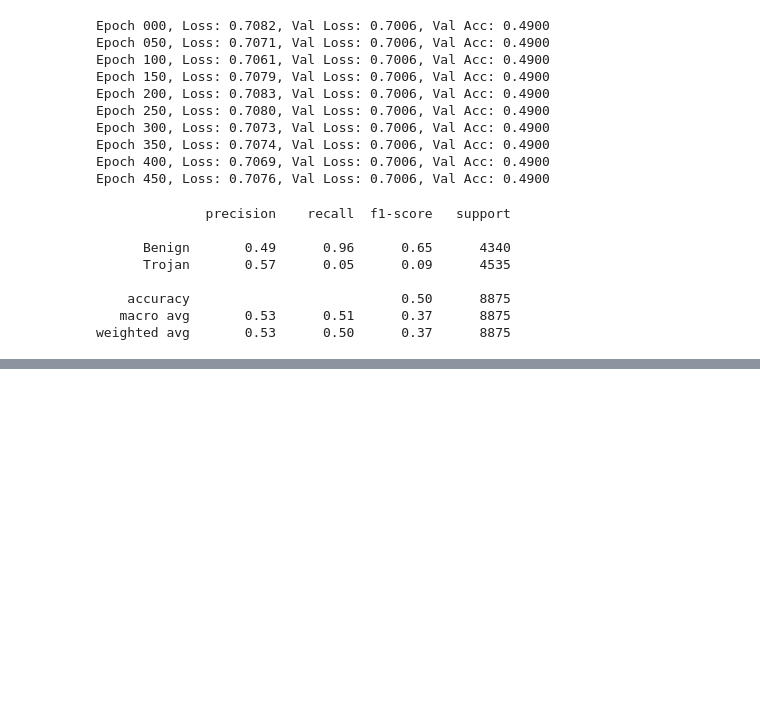
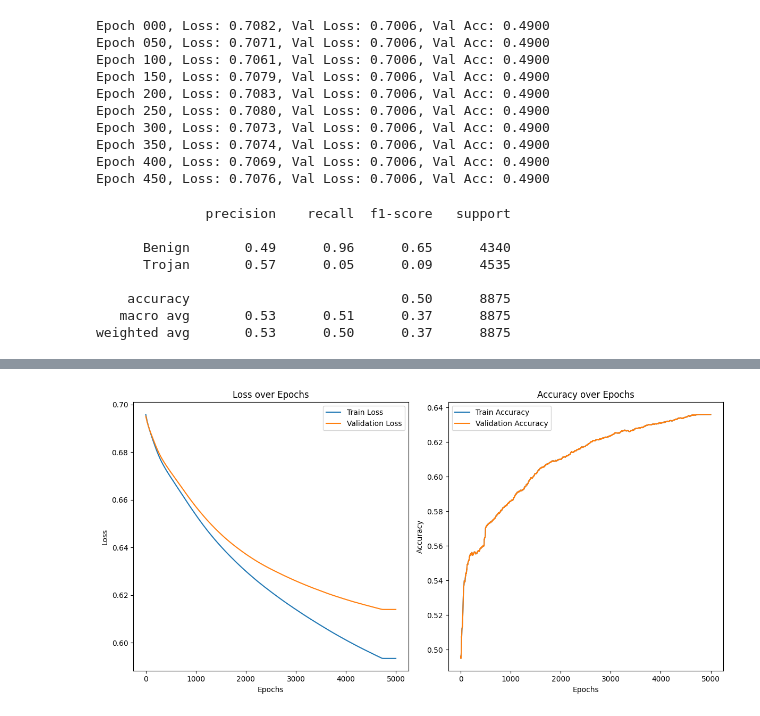
Before and after one commit to niclasDc/GCN-proyect-NN, a Jupyter notebook: notebooks/TrojanDetection.ipynb, the cells around one changed output, grey strips where cells are left out. Saved outputs shown, nothing was run; the diff lists cells and outputs as text; code cells hidden in the pictures; blank space fills up the shorter version.

Commit message:
Update - actualización del modelo LSTM

```diff
--- a/notebooks/TrojanDetection.ipynb
+++ b/notebooks/TrojanDetection.ipynb
@@ -590,3 +569 @@ class LSTMClassifier(nn.Module):
         return out
-# %%
-device = torch.device("cuda" if torch.cuda.is_available() else "cpu")
@@ -659,0 +570,11 @@ weighted avg       0.51      0.51      0.47     35497
+# %%
+input_size = X_train.shape[1]
+hidden_layer = 64
+output_size = 2
+
+model_lstm = LSTMModel(input_size, hidden_layer, output_size).to(device)
+# %%
+optimizer = optim.Adam(model_lstm.parameters(), lr=0.0001)
+loss_fn = nn.CrossEntropyLoss()
+# %%
+scheduler = torch.optim.lr_scheduler.ReduceLROnPlateau(optimizer, 'min', patience=5, factor=0.5)
@@ -659,0 +636,24 @@ weighted avg       0.51      0.51      0.47     35497
+# %%
+plt.figure(figsize=(12, 6))
+plt.subplot(1, 2, 1)
+plt.plot(train_losses, label='Train Loss')
+plt.plot(val_losses, label='Validation Loss')
+plt.title('Loss over Epochs')
+plt.xlabel('Epochs')
+plt.ylabel('Loss')
+plt.legend()
+
+# Graficar la precisión
+plt.subplot(1, 2, 2)
+plt.plot(train_accuracies, label='Train Accuracy')
+plt.plot(val_accuracies, label='Validation Accuracy')
+plt.title('Accuracy over Epochs')
+plt.xlabel('Epochs')
+plt.ylabel('Accuracy')
+plt.legend()
+
+# Mostrar las gráficas
+plt.tight_layout()
+plt.show()
+# %% [output]
+[figure, added]
```
Also changed, not shown: parts of 13 cells of this notebook.
